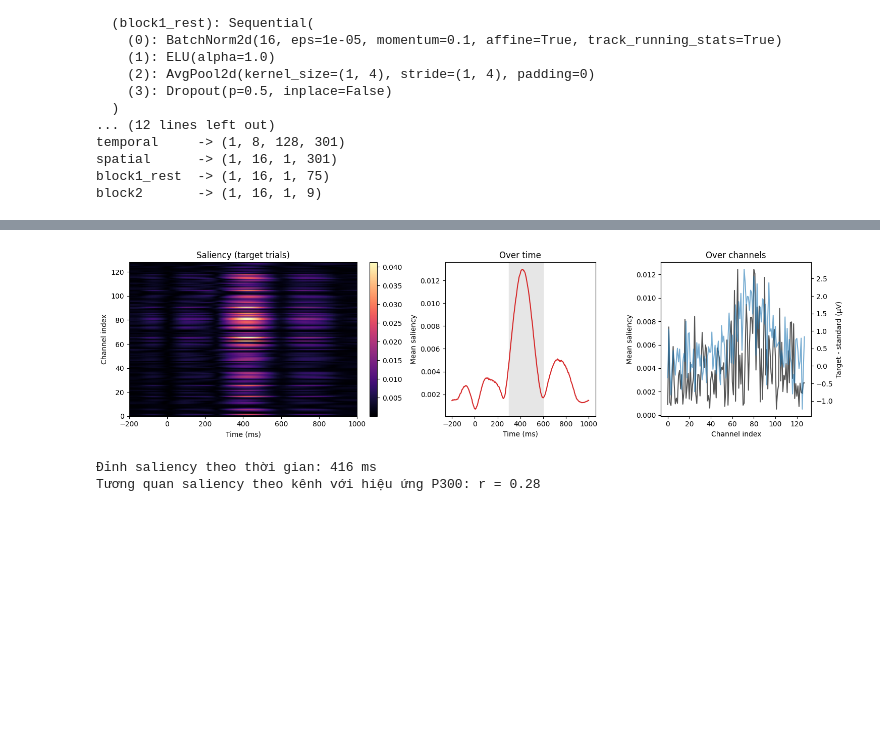
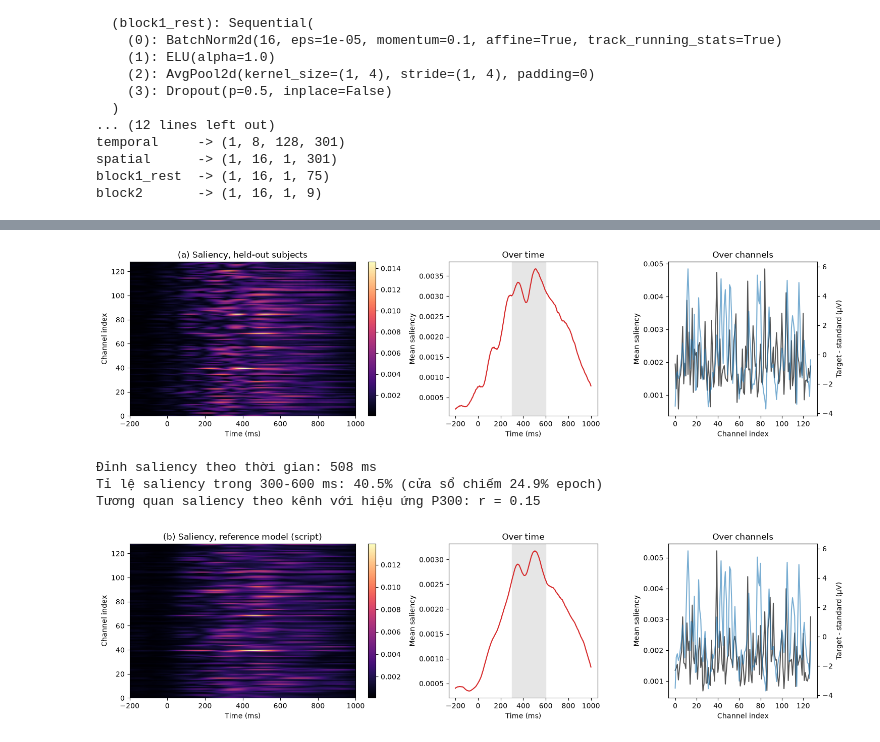
Before and after one commit to amebett1/EEG, a Jupyter notebook: notebooks/04_deep_learning.ipynb, the cells around one changed output, grey strips where cells are left out. Saved outputs shown, nothing was run; the diff lists cells and outputs as text; code cells hidden in the pictures; blank space fills up the shorter version.

Commit message:
feat(v6): full 39-subject EEGNet results, saliency topomaps, English report and slides.

```diff
--- a/notebooks/04_deep_learning.ipynb
+++ b/notebooks/04_deep_learning.ipynb
@@ -43,7 +44,7 @@ PyTorch 2.7.1+cu118, thiết bị: cuda (NVIDIA GeForce RTX 4060)
 **Dữ liệu mô phỏng** (`make_synthetic_dataset`): 5 người × 400 trial, khoảng 12% target. Mỗi trial có N1/P2 thị giác, nhiễu 1/f tương quan giữa các kênh và alpha ~10 Hz; trial target có thêm P300 (~350–450 ms, độ trễ dao động) phân bố quanh "vùng đỉnh" (quanh kênh 80). SNR cố ý để thấp (P300 ~3 µV, nhiễu ~10 µV) để bài toán không quá dễ. Kết quả trên dữ liệu này **chỉ để kiểm tra pipeline chạy đúng**, không so sánh được với số liệu thật của V5.
 # %%
 DATA_MODE = "auto"
-REAL_SUBJECTS = ["sub-01"]          # None = toàn bộ 39 người hợp lệ
+REAL_SUBJECTS = None                # None = toàn bộ 39 người hợp lệ; ["sub-01"] để thử nhanh 1 người
 
 use_real = DATA_MODE == "real" or (DATA_MODE == "auto" and real_data_available(REAL_SUBJECTS))
 if use_real:
@@ -55,7 +56,7 @@ else:
 
 times = TMIN + np.arange(X.shape[2]) / SFREQ
 print(f"Dữ liệu: {DATA_TAG}")
-print(f"X: {X.shape} (trial, kênh, mẫu), đơn vị µV")
+print(f"X: {X.shape} (trial, kênh, mẫu), đơn vị µV, {X.nbytes / 2**30:.2f} GB")
 print(f"Số người: {len(np.unique(groups))}")
 print(f"Target: {int(y.sum())} / {len(y)} trial ({y.mean():.1%})")
 # %% [output]
@@ -133,13 +134,22 @@ Giữ 20% trial làm tập test, phần còn lại tách 15% làm validation cho
 # %%
-EPOCHS, PATIENCE, BATCH_SIZE, LR = 100, 15, 64, 1e-3
+from sklearn.model_selection import GroupShuffleSplit
+
+EPOCHS, PATIENCE, BATCH_SIZE, LR = 50, 15, 64, 1e-3   # giống lệnh CLI chính thức
 
 idx = np.arange(len(y))
-tr_idx, te_idx = train_test_split(idx, test_size=0.2, stratify=y, random_state=RANDOM_SEED)
+if len(np.unique(groups)) >= 5:
+    gss = GroupShuffleSplit(n_splits=1, test_size=0.2, random_state=RANDOM_SEED)
+    tr_idx, te_idx = next(gss.split(idx, y, groups))
+else:  # 1 người: chỉ có thể chia theo trial
+    tr_idx, te_idx = train_test_split(idx, test_size=0.2, stratify=y, random_state=RANDOM_SEED)
 tr_idx, va_idx = train_test_split(tr_idx, test_size=0.15, stratify=y[tr_idx], random_state=RANDOM_SEED)
+print(f"Train {len(tr_idx)} / val {len(va_idx)} / test {len(te_idx)} trial; "
+      f"người ở test: {len(np.unique(groups[te_idx]))}, giao train-test: "
+      f"{len(np.intersect1d(groups[tr_idx], groups[te_idx]))}")
 
 model, history, scale = train_eegnet(X[tr_idx], y[tr_idx], X[va_idx], y[va_idx],
                                      epochs=EPOCHS, patience=PATIENCE, batch_size=BATCH_SIZE,
                                      lr=LR, device=DEVICE, verbose=True)
 probs_te = predict_proba(model, X[te_idx], scale)
-pd.Series(compute_metrics(y[te_idx], probs_te)).round(3).to_frame("hold-out test")
+pd.Series(compute_metrics(y[te_idx], probs_te)).round(3).to_frame("hold-out test (unseen subjects)")
 # %% [output]
@@ -262,30 +282,43 @@ Saliency = |∂ logit(target) / ∂ đầu vào|, lấy trung bình trên các t
 # %%
 sal = saliency_map(model, X[te_idx][y[te_idx] == 1], scale)
 
-fig, axes = plt.subplots(1, 3, figsize=(15, 4), gridspec_kw={"width_ratios": [2, 1.2, 1.2]})
-im = axes[0].imshow(sal, aspect="auto", cmap="magma", origin="lower",
-                    extent=[times[0] * 1000, times[-1] * 1000, 0, sal.shape[0]])
-axes[0].set(xlabel="Time (ms)", ylabel="Channel index", title="Saliency (target trials)")
-fig.colorbar(im, ax=axes[0], fraction=0.04)
 
-axes[1].plot(times * 1000, sal.mean(0), color="#d62728")
-axes[1].axvspan(300, 600, color="0.9", zorder=0)
-axes[1].set(xlabel="Time (ms)", ylabel="Mean saliency", title="Over time")
+def show_saliency(sal, title):
+    fig, axes = plt.subplots(1, 3, figsize=(15, 4), gridspec_kw={"width_ratios": [2, 1.2, 1.2]})
+    im = axes[0].imshow(sal, aspect="auto", cmap="magma", origin="lower",
+                        extent=[times[0] * 1000, times[-1] * 1000, 0, sal.shape[0]])
+    axes[0].set(xlabel="Time (ms)", ylabel="Channel index", title=title)
+    fig.colorbar(im, ax=axes[0], fraction=0.04)
+    axes[1].plot(times * 1000, sal.mean(0), color="#d62728")
+    axes[1].axvspan(300, 600, color="0.9", zorder=0)
+    axes[1].set(xlabel="Time (ms)", ylabel="Mean saliency", title="Over time")
+    axes[2].plot(sal.mean(1), color="#555555", label="saliency")
+    ax2 = axes[2].twinx()
+    ax2.plot(diff, color="#1f77b4", alpha=0.6, label="P300 effect")
+    axes[2].set(xlabel="Channel index", ylabel="Mean saliency", title="Over channels")
+    ax2.set_ylabel("Target - standard (µV)")
+    fig.tight_layout()
+    plt.show()
+    win_ = (times >= 0.3) & (times <= 0.6)
+    print(f"Đỉnh saliency theo thời gian: {times[np.argmax(sal.mean(0))] * 1000:.0f} ms")
+    print(f"Tỉ lệ saliency trong 300-600 ms: {sal[:, win_].sum() / sal.sum():.1%} "
+          f"(cửa sổ chiếm {win_.mean():.1%} epoch)")
+    print(f"Tương quan saliency theo kênh với hiệu ứng P300: r = {np.corrcoef(sal.mean(1), diff)[0, 1]:.2f}")
 
-axes[2].plot(sal.mean(1), color="#555555", label="saliency")
-ax2 = axes[2].twinx()
-ax2.plot(diff, color="#1f77b4", alpha=0.6, label="P300 effect")
-axes[2].set(xlabel="Channel index", ylabel="Mean saliency", title="Over channels")
-ax2.set_ylabel("Target - standard (µV)")
-fig.tight_layout()
-fig.savefig(FIG_DIR / f"eegnet_saliency_{DATA_TAG}.png", dpi=200, bbox_inches="tight")
-plt.show()
 
-peak_ms = times[np.argmax(sal.mean(0))] * 1000
-r = np.corrcoef(sal.mean(1), diff)[0, 1]
-print(f"Đỉnh saliency theo thời gian: {peak_ms:.0f} ms")
-print(f"Tương quan saliency theo kênh với hiệu ứng P300: r = {r:.2f}")
+show_saliency(sal, "(a) Saliency, held-out subjects")
+
+sal_npz = TABLE_DIR / f"eegnet_saliency_{DATA_TAG}.npz"
+if sal_npz.exists():
+    s = np.load(sal_npz)
+    show_saliency(s["saliency"], "(b) Saliency, reference model (script)")
+    if len(s["ch_names"]):
+        names = list(s["ch_names"])
+        top = np.argsort(s["saliency"].mean(1))[::-1][:10]
+        print("Top-10 kênh theo saliency:", ", ".join(names[k] for k in top))
 # %% [output]
-[figure, old version]
+[figure, new version]
-Đỉnh saliency theo thời gian: 416 ms
-Tương quan saliency theo kênh với hiệu ứng P300: r = 0.28
+Đỉnh saliency theo thời gian: 508 ms
+Tỉ lệ saliency trong 300-600 ms: 40.5% (cửa sổ chiếm 24.9% epoch)
+Tương quan saliency theo kênh với hiệu ứng P300: r = 0.15
+[figure, added]
```
Also changed, not shown: parts of 13 cells of this notebook, 23 other files.
